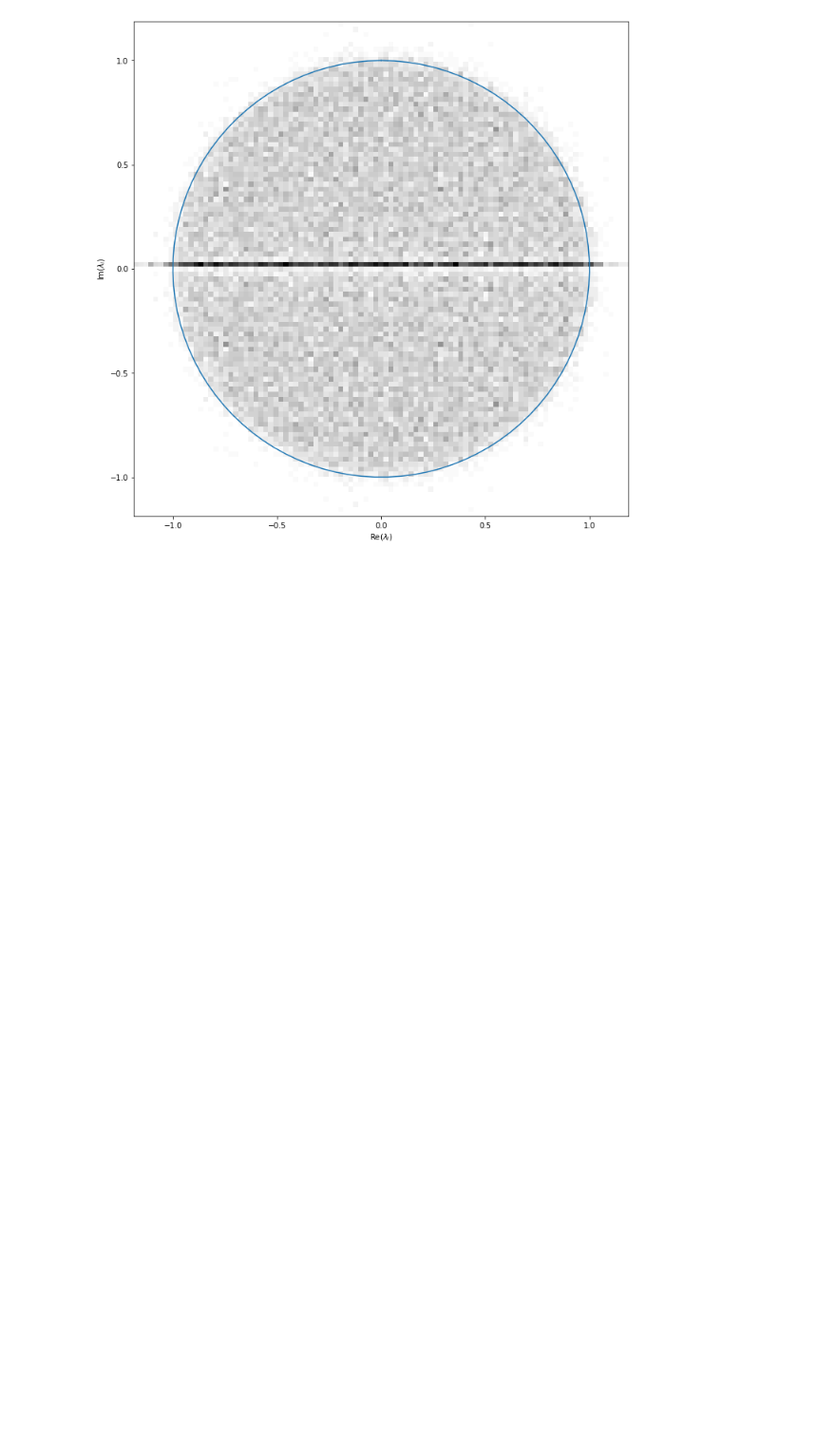
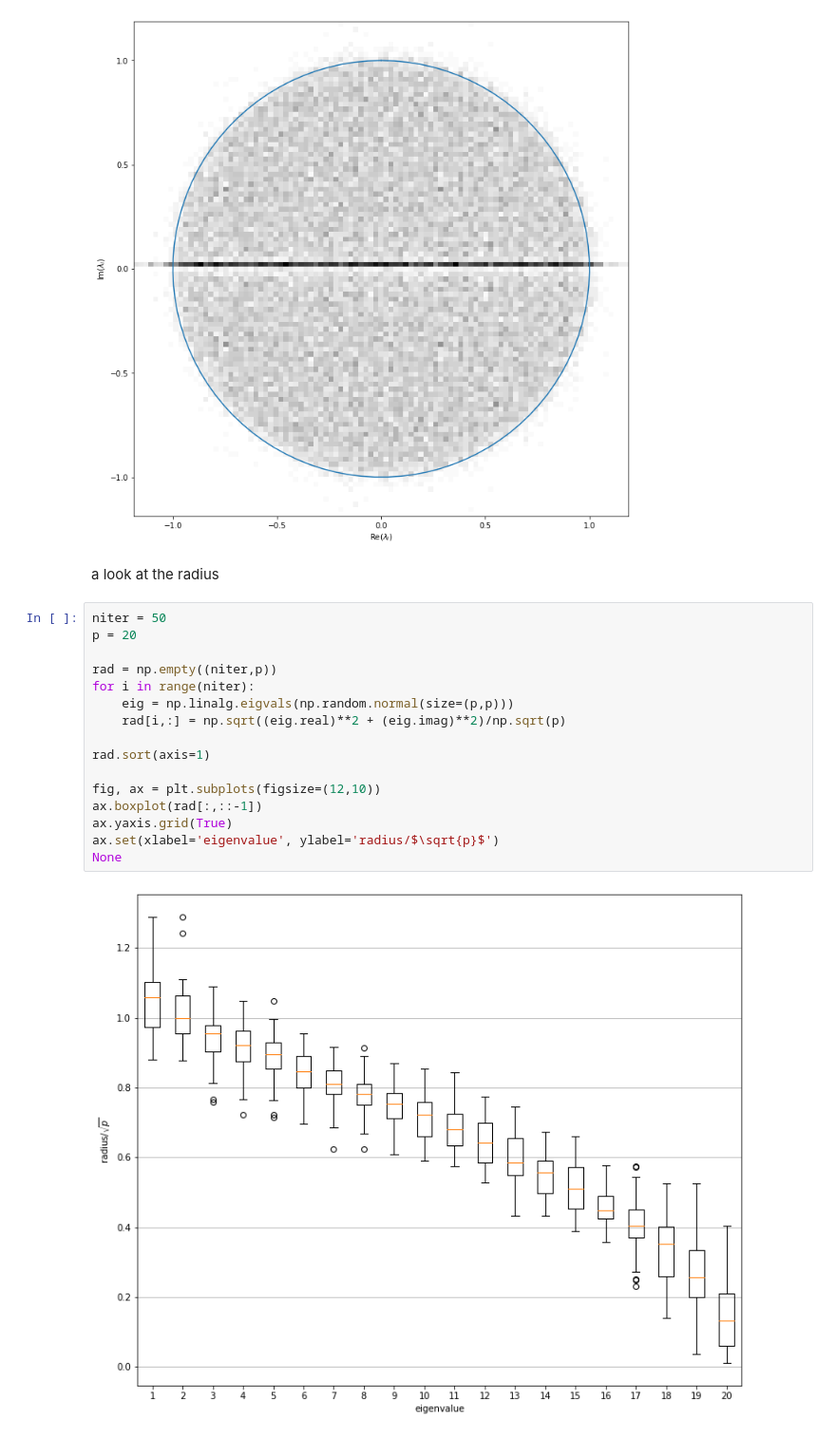
Before and after one commit to gregbritten/ecological_stability, a Jupyter notebook: py_code/null_eigenvalue_distributions.ipynb, the cells around one changed output. Shown: that part at 95% size. Cells and saved outputs as stored; diff of their text form; blank space fills up the shorter version.

Commit message:
added radius plot

```diff
--- a/py_code/null_eigenvalue_distributions.ipynb
+++ b/py_code/null_eigenvalue_distributions.ipynb
@@ -53,3 +53,23 @@ ax.set(xlabel='Re($\lambda_i$)', ylabel='Im($\lambda_i$)')
 None
 # %% [output]
 [figure]
+# %% [markdown]
+a look at the radius
+# %%
+niter = 50
+p = 20
+
+rad = np.empty((niter,p))
+for i in range(niter):
+    eig = np.linalg.eigvals(np.random.normal(size=(p,p)))
+    rad[i,:] = np.sqrt((eig.real)**2 + (eig.imag)**2)/np.sqrt(p)
+
+rad.sort(axis=1)
+
+fig, ax = plt.subplots(figsize=(12,10))
+ax.boxplot(rad[:,::-1])
+ax.yaxis.grid(True)
+ax.set(xlabel='eigenvalue', ylabel='radius/$\sqrt{p}$')
+None
+# %% [output]
+[figure, added]
```
